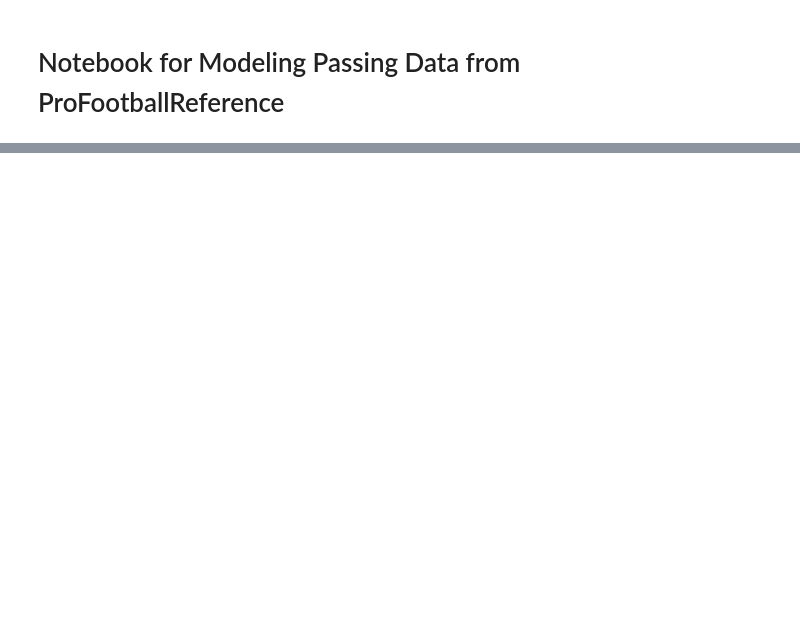
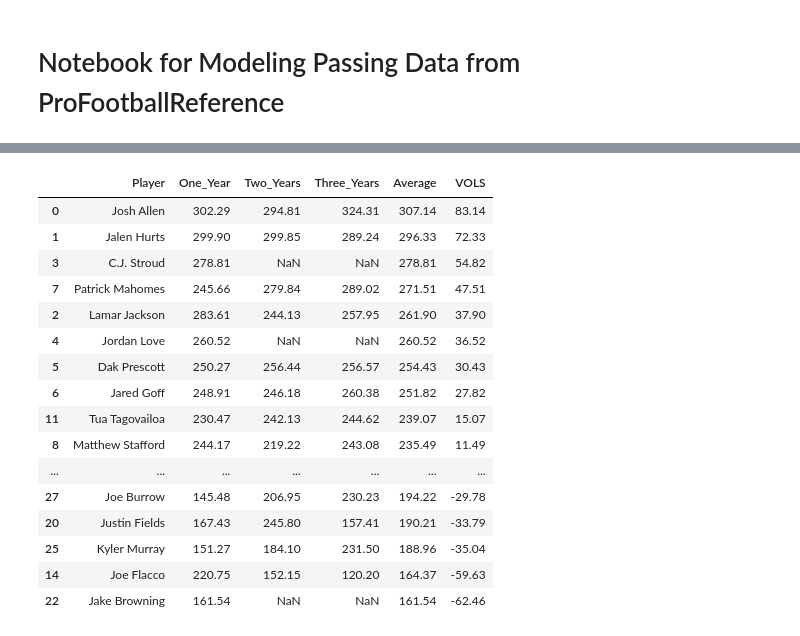
Before and after one commit to jackdepree/FFInsights, a Jupyter notebook: code/passer_pfr_model.ipynb, the cells around one changed output, grey strips where cells are left out. Drawn from its saved outputs; the diff is of its cells as text; code cells hidden in the pictures; blank space fills up the shorter version.

```diff
--- a/code/passer_pfr_model.ipynb
+++ b/code/passer_pfr_model.ipynb
@@ -75,0 +154,55 @@ R^2 Score:  0.1508259316562195
+# %%
+# Select 2023 data
+df1 = pd.read_csv('2023_nfl_passing_profootballreference_pred.csv')
+
+# Use model to predict 2023 fantasy points
+X = df1.drop(columns=['Player'])
+X = scaler.transform(X)
+df1['One_Year'] = rf1.predict(X)
+df1 = df1[['Player', 'One_Year']].sort_values(by='One_Year', ascending=False)
+# %%
+# Select prior two years of data
+df2 = pd.read_csv('2022_2023_nfl_passing_profootballreference_pred.csv')
+
+# Use model to predict 2023 fantasy points
+X = df2.drop(columns=['Player'])
+X = scaler.transform(X)
+df2['Two_Years'] = rf2.predict(X)
+df2 = df2[['Player', 'Two_Years']].sort_values(by='Two_Years', ascending=False)
+# %%
+# Select prior three years of data
+df3 = pd.read_csv('2021_2022_2023_nfl_passing_profootballreference_pred.csv')
+
+# Use model to predict 2023 fantasy points
+X = df3.drop(columns=['Player'])
+X = scaler.transform(X)
+df3['Three_Years'] = rf3.predict(X)
+df3 = df3[['Player', 'Three_Years']].sort_values(by='Three_Years', ascending=False)
+# %%
+# Merge df1, df2, df3 by 'Player' while including Nan values
+df = pd.merge(df1, df2, on='Player', how='outer')
+df = pd.merge(df, df3, on='Player', how='outer')
+
+# Calculate average of the three predictions
+df['Average'] = df.mean(axis=1)
+df['VOLS'] = df['Average'] - df['Average'].nlargest(12).min()
+df = df.sort_values(by='Average', ascending=False)
+df.head(24).round(2)
+# %% [output]
+|  | Player | One_Year | Two_Years | Three_Years | Average | VOLS |
+| 0 | Josh Allen | 302.29 | 294.81 | 324.31 | 307.14 | 83.14 |
+| 1 | Jalen Hurts | 299.90 | 299.85 | 289.24 | 296.33 | 72.33 |
+| 3 | C.J. Stroud | 278.81 | NaN | NaN | 278.81 | 54.82 |
+| 7 | Patrick Mahomes | 245.66 | 279.84 | 289.02 | 271.51 | 47.51 |
+| 2 | Lamar Jackson | 283.61 | 244.13 | 257.95 | 261.90 | 37.90 |
+| 4 | Jordan Love | 260.52 | NaN | NaN | 260.52 | 36.52 |
+| 5 | Dak Prescott | 250.27 | 256.44 | 256.57 | 254.43 | 30.43 |
+| 6 | Jared Goff | 248.91 | 246.18 | 260.38 | 251.82 | 27.82 |
+| 11 | Tua Tagovailoa | 230.47 | 242.13 | 244.62 | 239.07 | 15.07 |
+| 8 | Matthew Stafford | 244.17 | 219.22 | 243.08 | 235.49 | 11.49 |
+| ... | ... | ... | ... | ... | ... | ... |
+| 27 | Joe Burrow | 145.48 | 206.95 | 230.23 | 194.22 | -29.78 |
+| 20 | Justin Fields | 167.43 | 245.80 | 157.41 | 190.21 | -33.79 |
+| 25 | Kyler Murray | 151.27 | 184.10 | 231.50 | 188.96 | -35.04 |
+| 14 | Joe Flacco | 220.75 | 152.15 | 120.20 | 164.37 | -59.63 |
+| 22 | Jake Browning | 161.54 | NaN | NaN | 161.54 | -62.46 |
```
Also changed, not shown: parts of 7 cells of this notebook, 8 other files.
